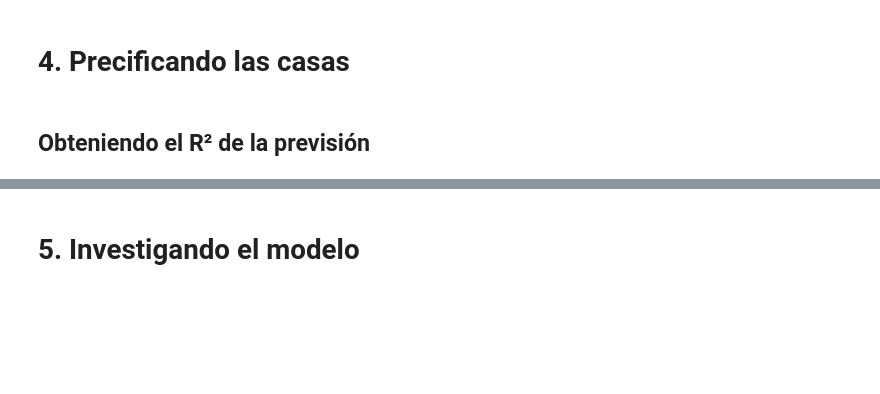
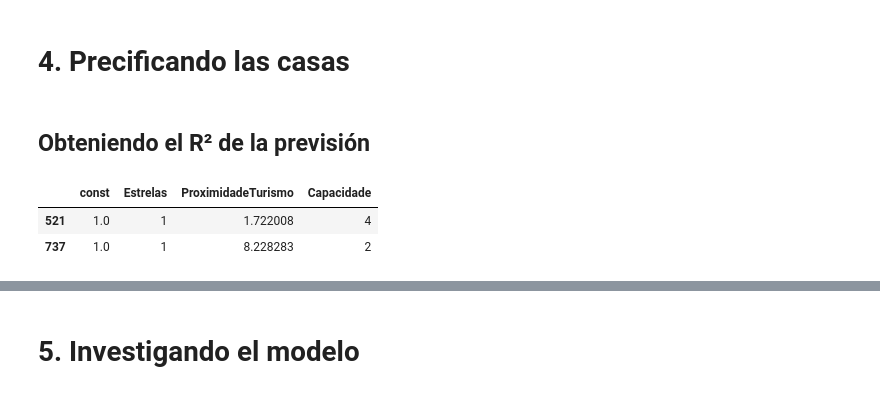
Before and after one commit to clopezv/Challenger_TelecomX, a Jupyter notebook: precios_de_inmuebles_regresion_lineal.ipynb, the cells around one changed output, grey strips where cells are left out. Drawn from its saved outputs; the diff is of its cells as text; code cells hidden in the pictures; blank space fills up the shorter version.

```diff
--- a/precios_de_inmuebles_regresion_lineal.ipynb
+++ b/precios_de_inmuebles_regresion_lineal.ipynb
@@ -464,6 +568,12 @@ dtype: float64
 ## Obteniendo el R² de la previsión
 # %%
 # Añadiendo una constante en X_test
+X_test = sm.add_constant(X_test)
+X_test.head(2)
+# %% [output]
+|  | const | Estrelas | ProximidadeTurismo | Capacidade |
+| 521 | 1.0 | 1 | 1.722008 | 4 |
+| 737 | 1.0 | 1 | 8.228283 | 2 |
 # %%
 # Previsión con el modelo 3
 # %%
```
Also changed, not shown: parts of 7 cells of this notebook.
